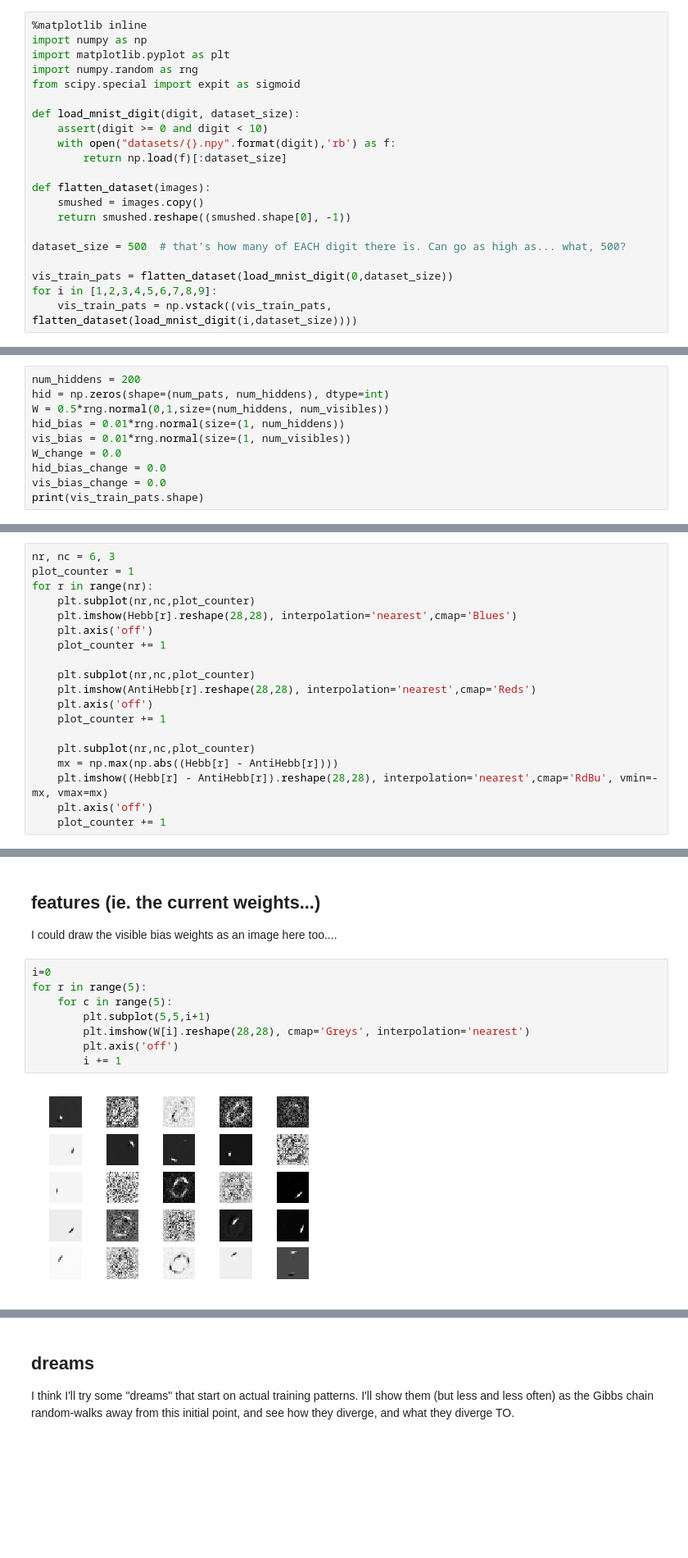
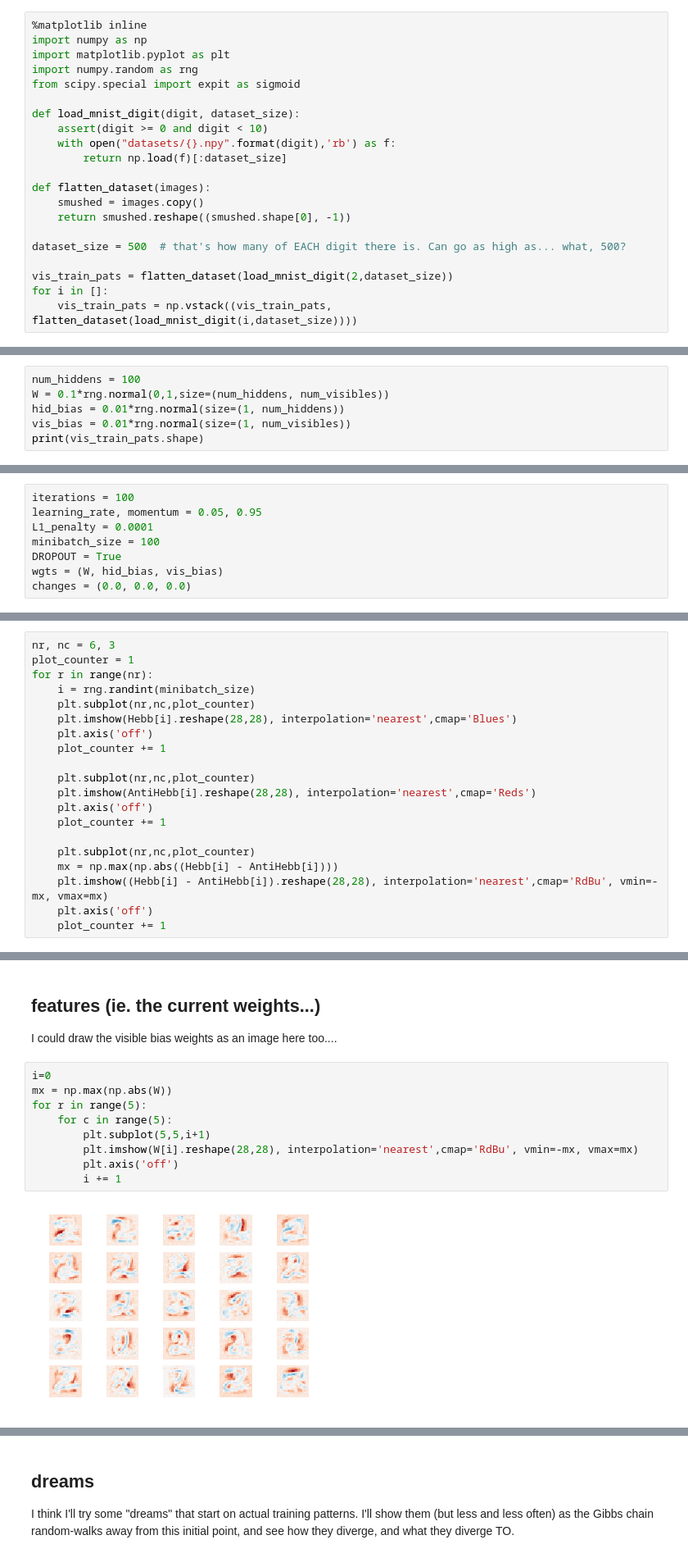
Before and after one commit to harryross263/comp421, a Jupyter notebook: deep_generative/RBM_MNIST_marcus.ipynb, the cells around one changed output, grey strips where cells are left out. Shown: that part at 82% size. Drawn from its saved outputs; the diff is of its cells as text; blank space fills up the shorter version.

```diff
--- a/deep_generative/RBM_MNIST_marcus.ipynb
+++ b/deep_generative/RBM_MNIST_marcus.ipynb
@@ -16,8 +16,8 @@ def flatten_dataset(images):
 
 dataset_size = 500  # that's how many of EACH digit there is. Can go as high as... what, 500?
 
-vis_train_pats = flatten_dataset(load_mnist_digit(0,dataset_size))
-for i in [1,2,3,4,5,6,7,8,9]:
+vis_train_pats = flatten_dataset(load_mnist_digit(2,dataset_size))
+for i in []:
     vis_train_pats = np.vstack((vis_train_pats, flatten_dataset(load_mnist_digit(i,dataset_size))))
 # %%
 print (vis_train_pats.shape)
@@ -49,14 +106,10 @@ for r in range(6):
 # %% [markdown]
 ### Start from random initial weights and bias weights
 # %%
-num_hiddens = 200
-hid = np.zeros(shape=(num_pats, num_hiddens), dtype=int)
-W = 0.5*rng.normal(0,1,size=(num_hiddens, num_visibles))
+num_hiddens = 100
+W = 0.1*rng.normal(0,1,size=(num_hiddens, num_visibles))
 hid_bias = 0.01*rng.normal(size=(1, num_hiddens))
 vis_bias = 0.01*rng.normal(size=(1, num_visibles))
-W_change = 0.0
-hid_bias_change = 0.0
-vis_bias_change = 0.0
 print(vis_train_pats.shape)
 # %% [output]
 (500, 784)
@@ -129,0 +116,8 @@ Iteration   100          TIME (secs): 83.3
+# %%
+iterations = 100
+learning_rate, momentum = 0.05, 0.95
+L1_penalty = 0.0001
+minibatch_size = 100
+DROPOUT = True
+wgts = (W, hid_bias, vis_bias)
+changes = (0.0, 0.0, 0.0)
@@ -134,19 +151,20 @@ by looking at the weight updates being prescribed for some particular hidden uni
 nr, nc = 6, 3
 plot_counter = 1
 for r in range(nr):
+    i = rng.randint(minibatch_size)
     plt.subplot(nr,nc,plot_counter)
-    plt.imshow(Hebb[r].reshape(28,28), interpolation='nearest',cmap='Blues')
+    plt.imshow(Hebb[i].reshape(28,28), interpolation='nearest',cmap='Blues')
     plt.axis('off')
     plot_counter += 1
 
     plt.subplot(nr,nc,plot_counter)
-    plt.imshow(AntiHebb[r].reshape(28,28), interpolation='nearest',cmap='Reds')
+    plt.imshow(AntiHebb[i].reshape(28,28), interpolation='nearest',cmap='Reds')
     plt.axis('off')
     plot_counter += 1
 
     plt.subplot(nr,nc,plot_counter)
-    mx = np.max(np.abs((Hebb[r] - AntiHebb[r])))
-    plt.imshow((Hebb[r] - AntiHebb[r]).reshape(28,28), interpolation='nearest',cmap='RdBu', vmin=-mx, vmax=mx)
+    mx = np.max(np.abs((Hebb[i] - AntiHebb[i])))
+    plt.imshow((Hebb[i] - AntiHebb[i]).reshape(28,28), interpolation='nearest',cmap='RdBu', vmin=-mx, vmax=mx)
     plt.axis('off')
     plot_counter += 1
 # %% [output]
@@ -156,11 +174,12 @@ for r in range(nr):
 I could draw the visible bias weights as an image here too....
 # %%
 i=0
+mx = np.max(np.abs(W))
 for r in range(5):
     for c in range(5):
         plt.subplot(5,5,i+1)
-        plt.imshow(W[i].reshape(28,28), cmap='Greys', interpolation='nearest')
+        plt.imshow(W[i].reshape(28,28), interpolation='nearest',cmap='RdBu', vmin=-mx, vmax=mx)
         plt.axis('off')
         i += 1
 # %% [output]
-[figure, old version]
+[figure, new version]
```
Also changed, not shown: parts of 14 cells of this notebook.
